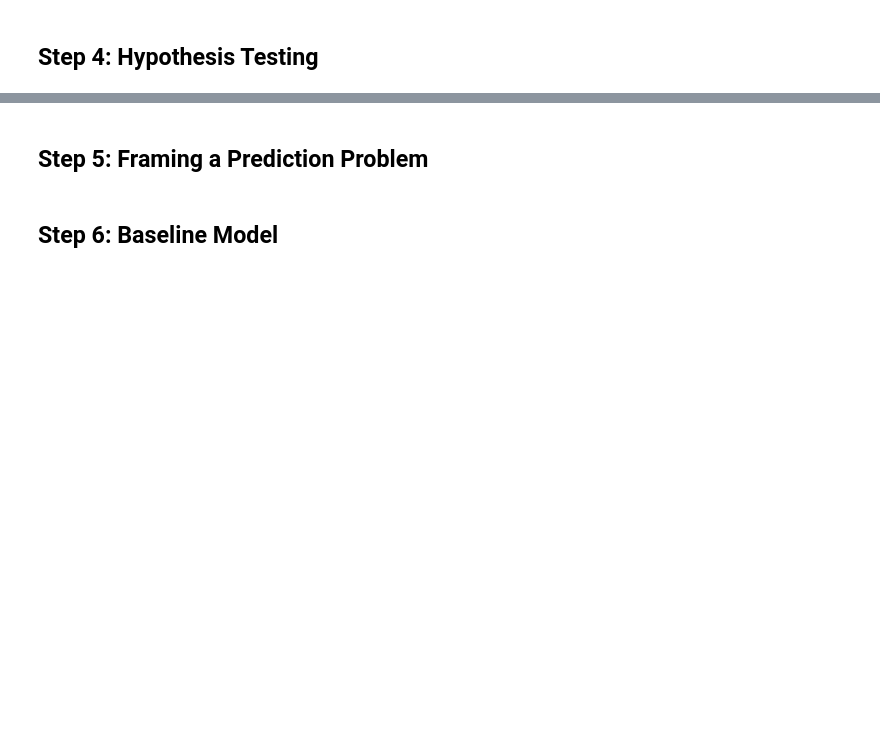
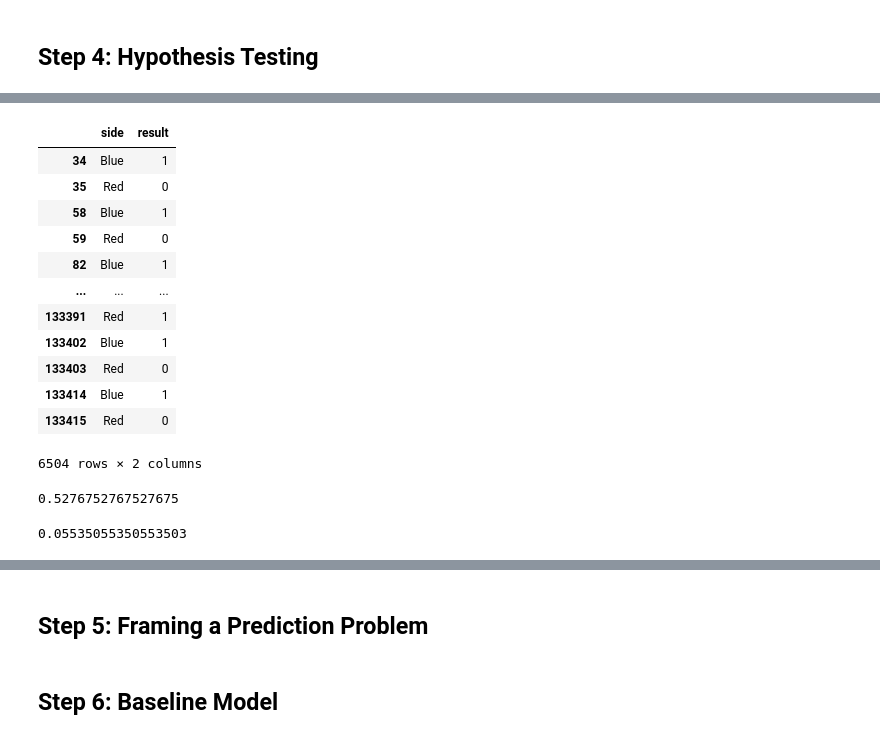
Before and after one commit to samuellee77/dsc80-project4, a Jupyter notebook: template.ipynb, the cells around one changed output, grey strips where cells are left out. Cells and saved outputs as stored; diff of their text form; code cells hidden in the pictures; blank space fills up the shorter version.

```diff
--- a/template.ipynb
+++ b/template.ipynb
@@ -432,0 +447,26 @@ for _ in range(n_repetitions):
+# %%
+side_data = data[['side', 'result']]
+side_data
+# %% [output]
+|  | side | result |
+| 34 | Blue | 1 |
+| 35 | Red | 0 |
+| 58 | Blue | 1 |
+| 59 | Red | 0 |
+| 82 | Blue | 1 |
+| ... | ... | ... |
+| 133391 | Red | 1 |
+| 133402 | Blue | 1 |
+| 133403 | Red | 0 |
+| 133414 | Blue | 1 |
+| 133415 | Red | 0 |
+6504 rows × 2 columns
+# %%
+side_data.groupby('side').mean().loc['Blue'].values[0]
+# %% [output]
+0.5276752767527675
+# %%
+observed_diff = side_data.groupby('side').mean().loc['Blue'].values[0] - side_data.groupby('side').mean().loc['Red'].values[0]
+observed_diff
+# %% [output]
+0.05535055350553503
```
Also changed, not shown: parts of 22 cells of this notebook.
